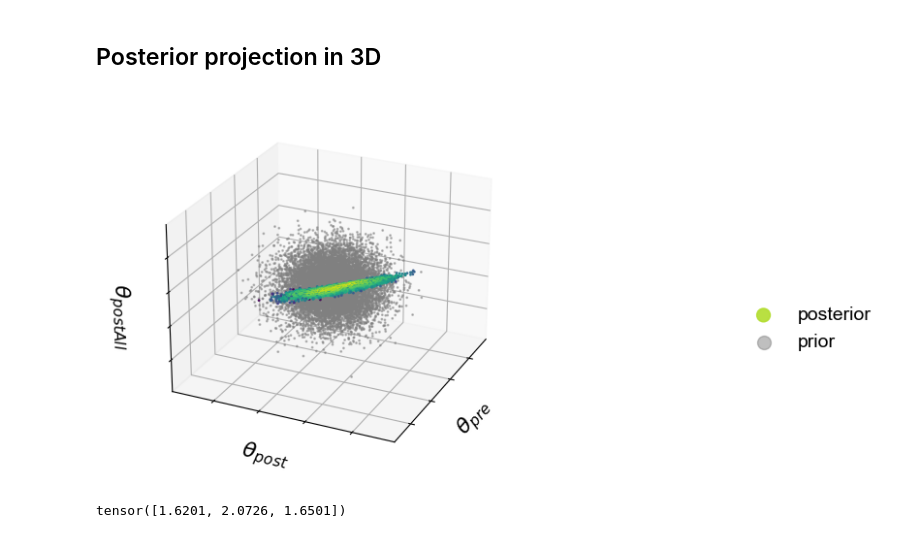
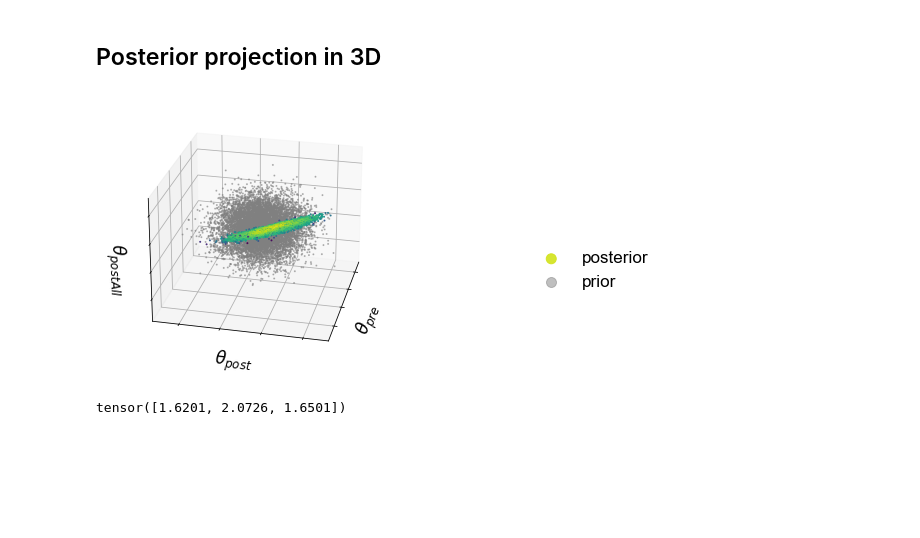
Before and after one commit to mackelab/sbi-for-connectomics, a Jupyter notebook: figures/fig4/figure4-sbi_with_measurements.ipynb, the cells around one changed output. Drawn from its saved outputs; the diff is of its cells as text; code cells hidden in the pictures; blank space fills up the shorter version.

```diff
--- a/paper/fig4/notebooks/04_SBI_measured_data.ipynb
+++ b/figures/fig4/figure4-sbi_with_measurements.ipynb
@@ -26,6 +24,9 @@ import warnings
 warnings.filterwarnings('ignore')
 # %%
 # Load literature inference results
-with open("../../default_rule_benchmark/results/amortized_posterior_N2000000_Default_ss50_ep1295.p", "rb") as fh:
+with open(RESULTS_PATH.joinpath("npe_measured_data_ss50_ep1295.p"), "rb") as fh:
     prior, posterior, seed, simulator, density_estimator = pickle.load(fh).values()
+
+# create new posterior object to bridge from sbi 0.14.2 to 0.19.2
+posterior = SNPE(prior).build_posterior(density_estimator=posterior.net, prior=prior)
 # %% [markdown]
@@ -49,6 +44,19 @@ thos = posterior.sample((N,), x=xo, show_progress_bars=False)
 # %%
-batch_simulator, prior = prepare_for_sbi(simulator, prior)
-num_workers = 20
+generate_new_results = False
 
-# xs = simulate_in_batches(batch_simulator, ths, num_workers=num_workers, sim_batch_size=50)
-xos = simulate_in_batches(batch_simulator, thos, num_workers=num_workers, sim_batch_size=50)
+if generate_new_results:
+
+    thos = posterior.sample((N,), x=xo, show_progress_bars=False)
+    batch_simulator, prior = prepare_for_sbi(simulator, prior)
+    num_workers = 20
+
+    # xs = simulate_in_batches(batch_simulator, ths, num_workers=num_workers, sim_batch_size=50)
+    xos = simulate_in_batches(batch_simulator, thos, num_workers=num_workers, sim_batch_size=50)
+
+    # save posterior predictive samples
+    with open("posterior_predictive_samples.p", "wb") as fh:
+        pickle.dump(dict(thos=thos, xos=xos), fh)
+else:
+    # load samples
+    with open("posterior_predictive_samples.p", "rb") as fh:
+        thos, xos = pickle.load(fh).values()
@@ -287,34 +223,36 @@ fig.savefig("figure3_literatureInference_Default_ss50_gaussian_v2.png", dpi=300,
 ## Posterior projection in 3D
 # %%
 fig, ax = plt.subplots(1, 1, subplot_kw={"projection": "3d"}, figsize=(10, 5))
+
 samples = posterior.sample((10000,), x=xo, show_progress_bars=False)
+
 ax.scatter(*samples.T,
                           c=posterior.log_prob(samples),
 #             cmap="viridis",
                           alpha=0.9, s=1, label="posterior")
 ax.scatter(*prior.sample((10000,)).T,
 #                           c=posterior.log_prob(osamples),
                           c="grey",
                           alpha=0.5, s=1, label="prior")
 plt.legend(bbox_to_anchor=(2.0, 0.5), markerscale=10.0)
-ax.view_init(25, 25)
+ax.view_init(25, 13)
 # from matplotlib import rcParams
 rcParams['axes.labelpad'] = 0.01;
 for line in ax.xaxis.get_ticklines():
     line.set_visible(False)
 for line in ax.yaxis.get_ticklines():
     line.set_visible(False)
 for line in ax.zaxis.get_ticklines():
     line.set_visible(False)
 ax.xaxis.set_ticklabels([])
 ax.yaxis.set_ticklabels([])
 ax.zaxis.set_ticklabels([])
 ax.set_xlabel(r"$\theta_{pre}$")
 ax.set_ylabel(r"$\theta_{post}$")
 ax.set_zlabel(r"$\theta_{postAll}$");
 fig.savefig("figure3_posterior3d.png", dpi=300, bbox_inches='tight')
 # %% [output]
-[figure, old version]
+[figure, new version]
 # %%
 posterior.map(x=xo, show_progress_bars=False)
 # %% [output]
```
Also changed, not shown: parts of 16 cells of this notebook, 4 other files.
